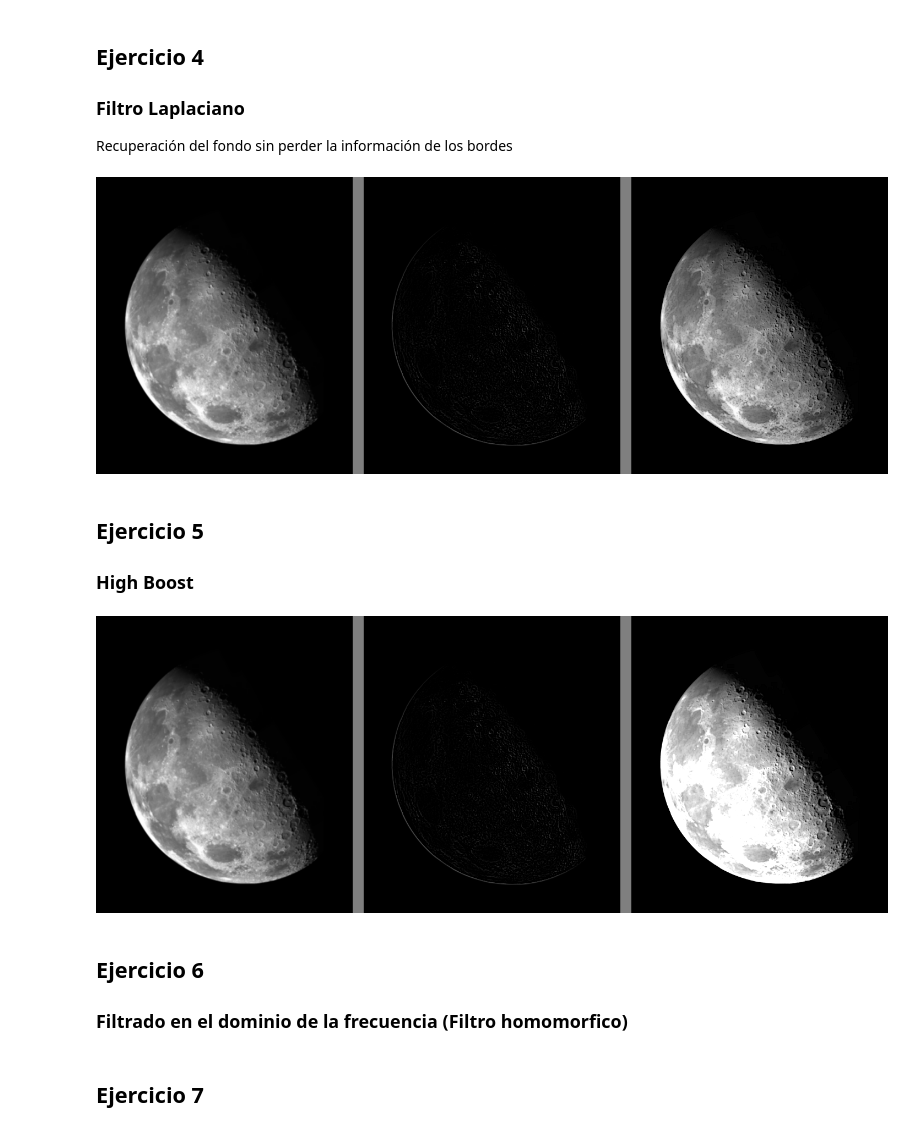
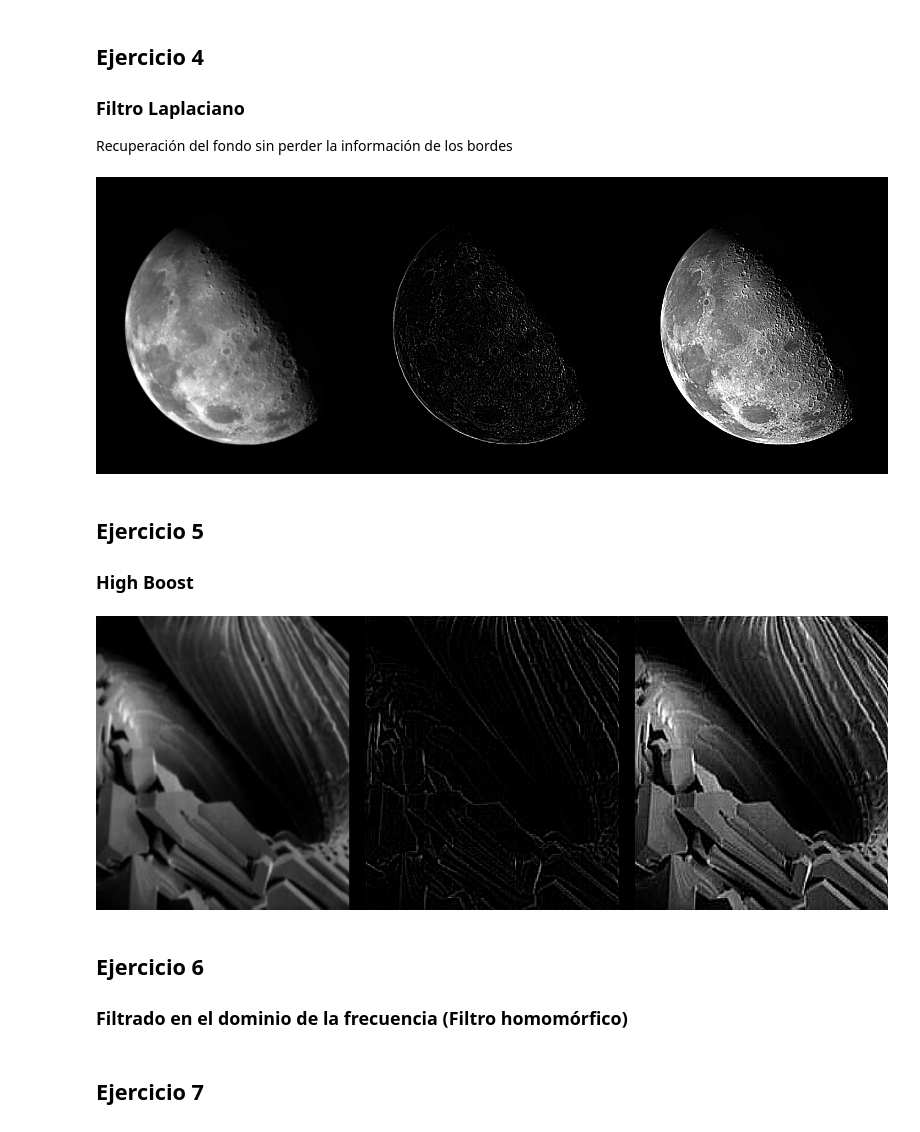
Before and after one commit to pabgonzalez/Digital-Image-Processing, a Jupyter notebook: TP3 - Filtros y Transformaciones/TP3.ipynb, the cells around one changed output. Drawn from its saved outputs; the diff is of its cells as text; code cells hidden in the pictures.

```diff
--- a/TP3 - Filtros y Transformaciones/TP3.ipynb
+++ b/TP3 - Filtros y Transformaciones/TP3.ipynb
@@ -76,39 +76,38 @@ Recuperación del fondo sin perder la información de los bordes
 # %%
 img = cv2.imread('images/blurry_moon.tif', cv2.IMREAD_GRAYSCALE)
 
-n = 3
-kernel = np.array([[1, 1, 1], [1, -8, 1], [1, 1, 1]])
+kernel = np.array([[-1, -1, -1], [-1, 8, -1], [-1, -1, -1]])
 img_lap = cv2.filter2D(img,-1,kernel).astype(np.float64)
-img_lap = img_lap * 100/np.amax(img_lap)
-img_bg = np.clip( img - img_lap , 0, 255)
 
-spacer = np.ones((img.shape[0], 20), dtype=np.uint8)*127
+kernel[1,1] += 1
+img_bg = cv2.filter2D(img,-1,kernel).astype(np.float64)
+
+spacer = np.ones((img.shape[0], 20), dtype=np.uint8)*0
 img_combined = np.concatenate((img, spacer, img_lap, spacer, img_bg), axis=1)
 display(Image.fromarray(img_combined.astype(np.uint8)))
 # %% [output]
-[figure, old version]
+[figure, new version]
 # %% [markdown]
 ## Ejercicio 5
 ### High Boost
 # %%
-img = cv2.imread('images/blurry_moon.tif', cv2.IMREAD_GRAYSCALE)
+img = cv2.imread('images/boost.png', cv2.IMREAD_GRAYSCALE)
 
-n = 3
-kernel = np.array([[1, 1, 1], [1, -8, 1], [1, 1, 1]])
+kernel = np.array([[-1, -1, -1], [-1, 8, -1], [-1, -1, -1]])
 img_lap = cv2.filter2D(img,-1,kernel).astype(np.float64)
-img_lap = img_lap * 100/np.amax(img_lap)
 
 A = 1.7
-img_bg = np.clip( A*img - img_lap , 0, 255)
+kernel[1,1] += A
+img_bg = cv2.filter2D(img,-1,kernel).astype(np.float64)
 
-spacer = np.ones((img.shape[0], 20), dtype=np.uint8)*127
+spacer = np.ones((img.shape[0], 20), dtype=np.uint8)*0
 img_combined = np.concatenate((img, spacer, img_lap, spacer, img_bg), axis=1)
 display(Image.fromarray(img_combined.astype(np.uint8)))
 # %% [output]
-[figure, old version]
+[figure, new version]
 # %% [markdown]
 ## Ejercicio 6
-### Filtrado en el dominio de la frecuencia (Filtro homomorfico)
+### Filtrado en el dominio de la frecuencia (Filtro homomórfico)
 # %% [markdown]
 ## Ejercicio 7
 # %%
```
Also changed, not shown: parts of 4 cells of this notebook, 1 other file.
